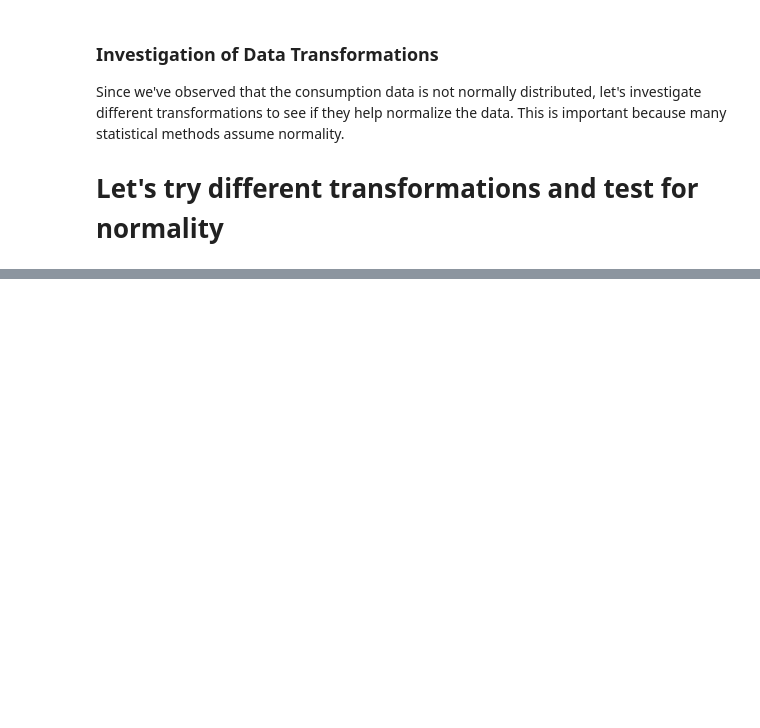
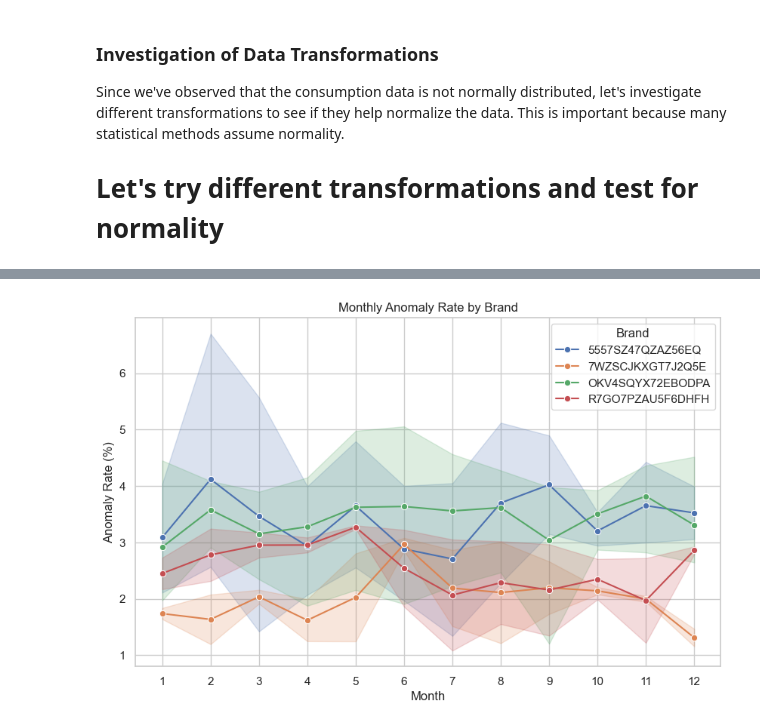
Before and after one commit to jordiestevee/ProjectManagement_G102.F, a Jupyter notebook: 1.1.2.a_Exploratory_Data_Analaysis.ipynb, the cells around one changed output, grey strips where cells are left out. Cells and saved outputs as stored; diff of their text form; code cells hidden in the pictures; blank space fills up the shorter version.

```diff
--- a/1.1.2.a_Exploratory_Data_Analaysis.ipynb
+++ b/1.1.2.a_Exploratory_Data_Analaysis.ipynb
@@ -597,0 +684,19 @@ if len(positive_data) > 0:
+# %%
+for name, group in df_plot.groupby(['MARCA_COMP', 'CODI_MODEL', 'DIAM_COMP']):
+    anomalies = identify_anomalies(group)
+
+    # Combine anomaly flags
+    combined = anomalies[['std_method', 'iqr_method', 'zscore_method']].any(axis=1)
+
+    # Compute central tendency
+    median_value = group['CONSUMO_REAL'].median()
+
+    # Classify anomaly type
+    anomaly_type = np.where(
+        group['CONSUMO_REAL'] < median_value, 'Low consumption', 'High consumption'
+    )
+
+    summary = pd.Series(anomaly_type[combined], dtype='category').value_counts()
+    print(f"{name}:")
+    print(summary)
+    print()
@@ -597,0 +774,13 @@ if len(positive_data) > 0:
+# %%
+df_anomalies['month'] = df_plot['FECHA'].dt.month
+# %%
+# Monthly aggregation
+monthly_anomalies = (
+    df_anomalies.groupby(['MARCA_COMP', 'CODI_MODEL', 'DIAM_COMP', 'month'])
+    .agg(total=('CONSUMO_REAL', 'count'),
+         anomalies=('is_anomaly', 'sum'))
+    .reset_index()
+)
+
+monthly_anomalies['anomaly_rate'] = 100 * monthly_anomalies['anomalies'] / monthly_anomalies['total']
+display(monthly_anomalies.head())
@@ -597,0 +794,14 @@ if len(positive_data) > 0:
+# %%
+plt.figure(figsize=(10,6))
+sns.lineplot(
+    data=monthly_anomalies,
+    x='month', y='anomaly_rate', hue='MARCA_COMP', marker='o'
+)
+plt.title('Monthly Anomaly Rate by Brand')
+plt.xlabel('Month')
+plt.ylabel('Anomaly Rate (%)')
+plt.xticks(range(1,13))
+plt.legend(title='Brand')
+plt.show()
+# %% [output]
+[figure, added]
```
Also changed, not shown: parts of 15 cells of this notebook.
